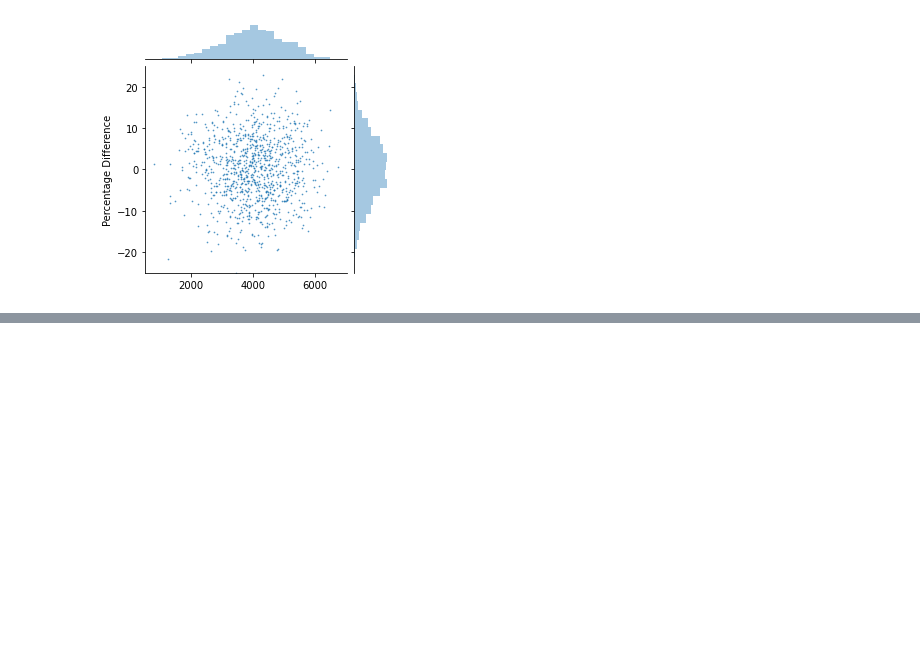
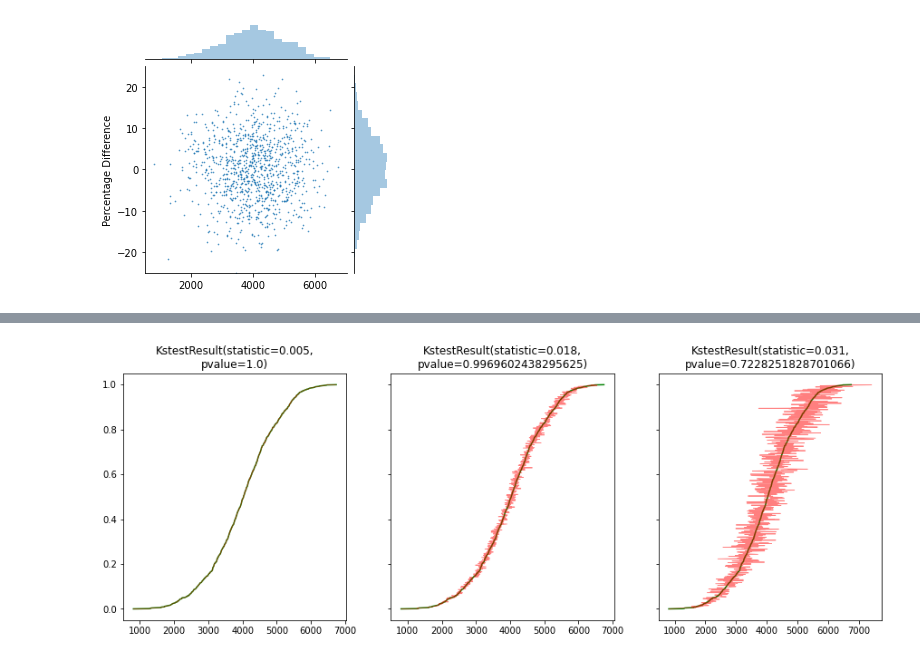
Before and after one commit to isabellafaccone/aquabytePersonal, a Jupyter notebook: wai/model_weight_estimation_variance.ipynb, the cells around one changed output, grey strips where cells are left out. Saved outputs shown, nothing was run; the diff lists cells and outputs as text; code cells hidden in the pictures; blank space fills up the shorter version.

```diff
--- a/wai/model_weight_estimation_variance.ipynb
+++ b/wai/model_weight_estimation_variance.ipynb
@@ -121,0 +132,14 @@ plot_cdf_ks_test(ax3, f_estimates)
+# %%
+# An intuition of why the CDF fit the original distribution better than expected
+def plot_cdf_viz_2(ax, estimates):
+    ax.plot(population, np.arange(N)/N, c='green')
+    ax.plot(estimates, np.arange(N)/N, c='red', alpha=0.5, lw=0.8)
+    ks = stats.ks_2samp(population, estimates)
+    ax.set_title(str(ks).replace(', ', ',\n'))
+
+fig, (ax1, ax2, ax3) = plt.subplots(figsize=(15,5), ncols=3, facecolor='w', sharey=True)
+plot_cdf_viz_2(ax1, f_best_estimates)
+plot_cdf_viz_2(ax2, f_better_estimates)
+plot_cdf_viz_2(ax3, f_estimates)
+# %% [output]
+[figure, added]
```
Also changed, not shown: parts of 5 cells of this notebook.
